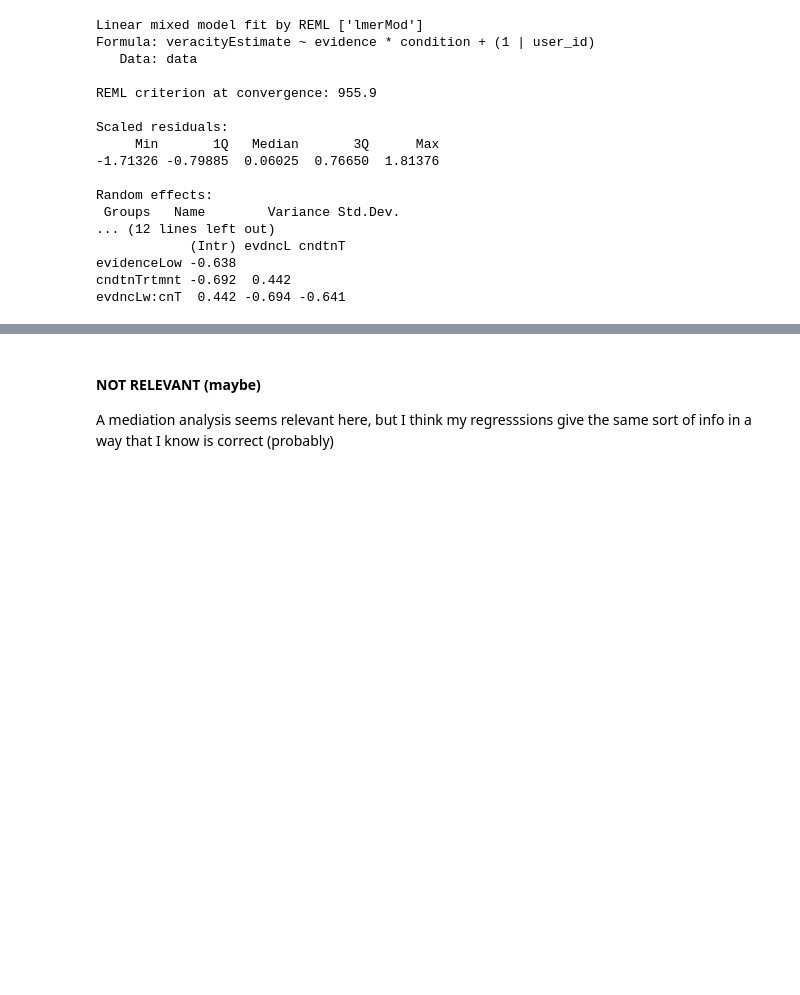
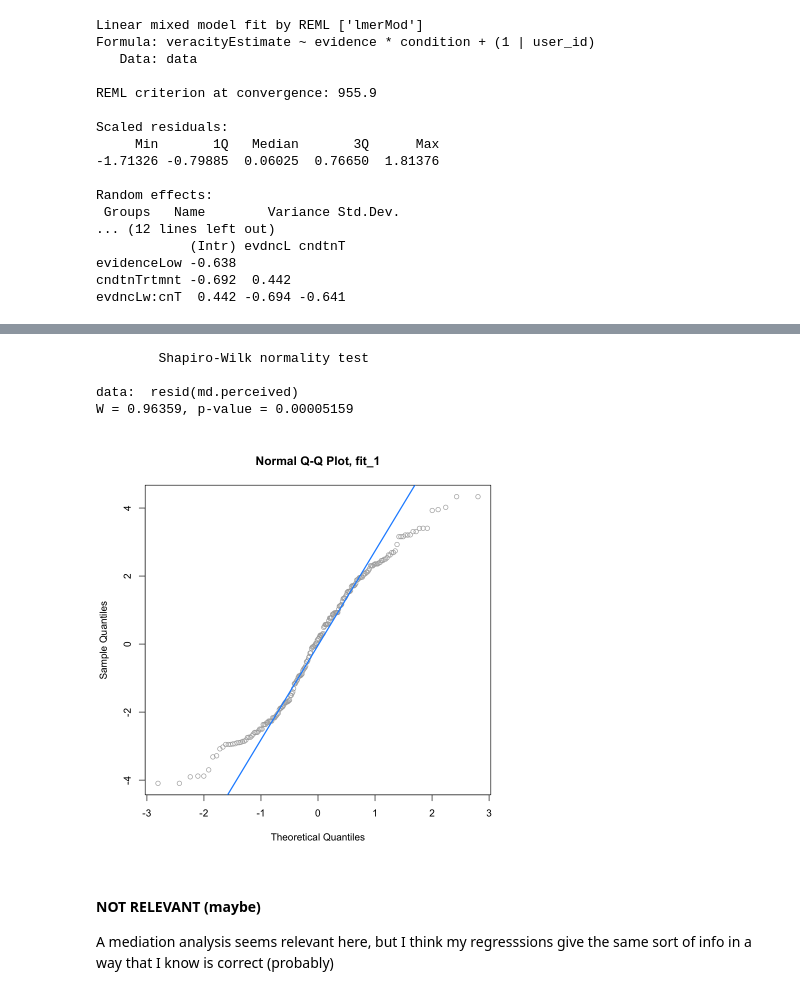
Before and after one commit to cameron-raymond/SDS-Thesis, a Jupyter notebook: notebooks/R_Notebooks/R-Accuracy_Saliency.ipynb, the cells around one changed output, grey strips where cells are left out. Drawn from its saved outputs; the diff is of its cells as text; code cells hidden in the pictures; blank space fills up the shorter version.

```diff
--- a/notebooks/R_Notebooks/R-Accuracy_Saliency.ipynb
+++ b/notebooks/R_Notebooks/R-Accuracy_Saliency.ipynb
@@ -152,3 +158,13 @@ evdncLw:cnT  0.442 -0.694 -0.641
+# %%
+shapiro.test(resid(md.perceived))
+qqnorm(resid(md.perceived), main = "Normal Q-Q Plot, fit_1", col = "darkgrey")
+qqline(resid(md.perceived), col = "dodgerblue", lwd = 2)
+# %% [output]
+        Shapiro-Wilk normality test
+
+data:  resid(md.perceived)
+W = 0.96359, p-value = 0.00005159
+[figure, added]
 # %% [markdown]
 #### NOT RELEVANT (maybe)
 
```
Also changed, not shown: parts of 2 cells of this notebook, 5 other files.
